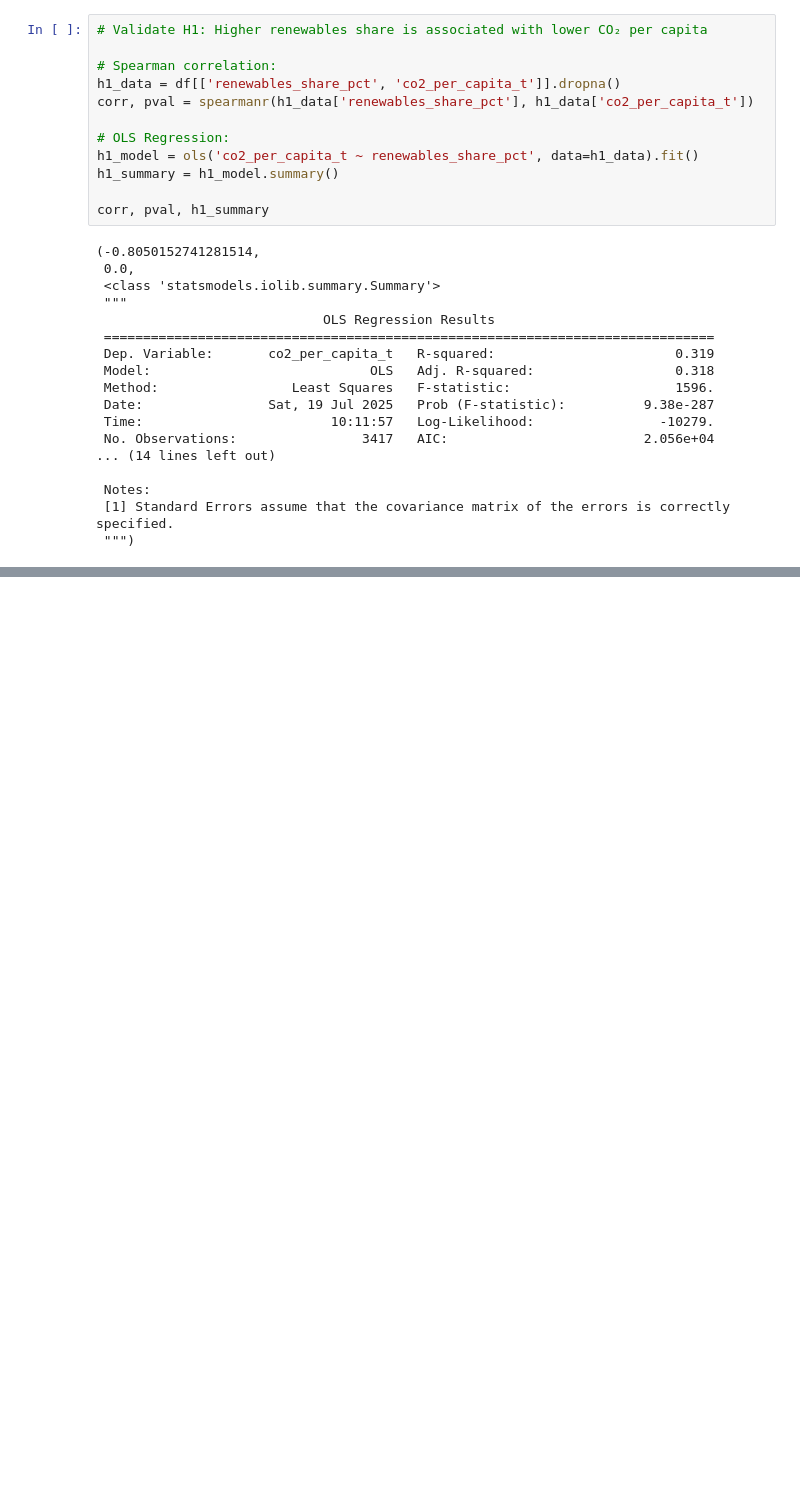
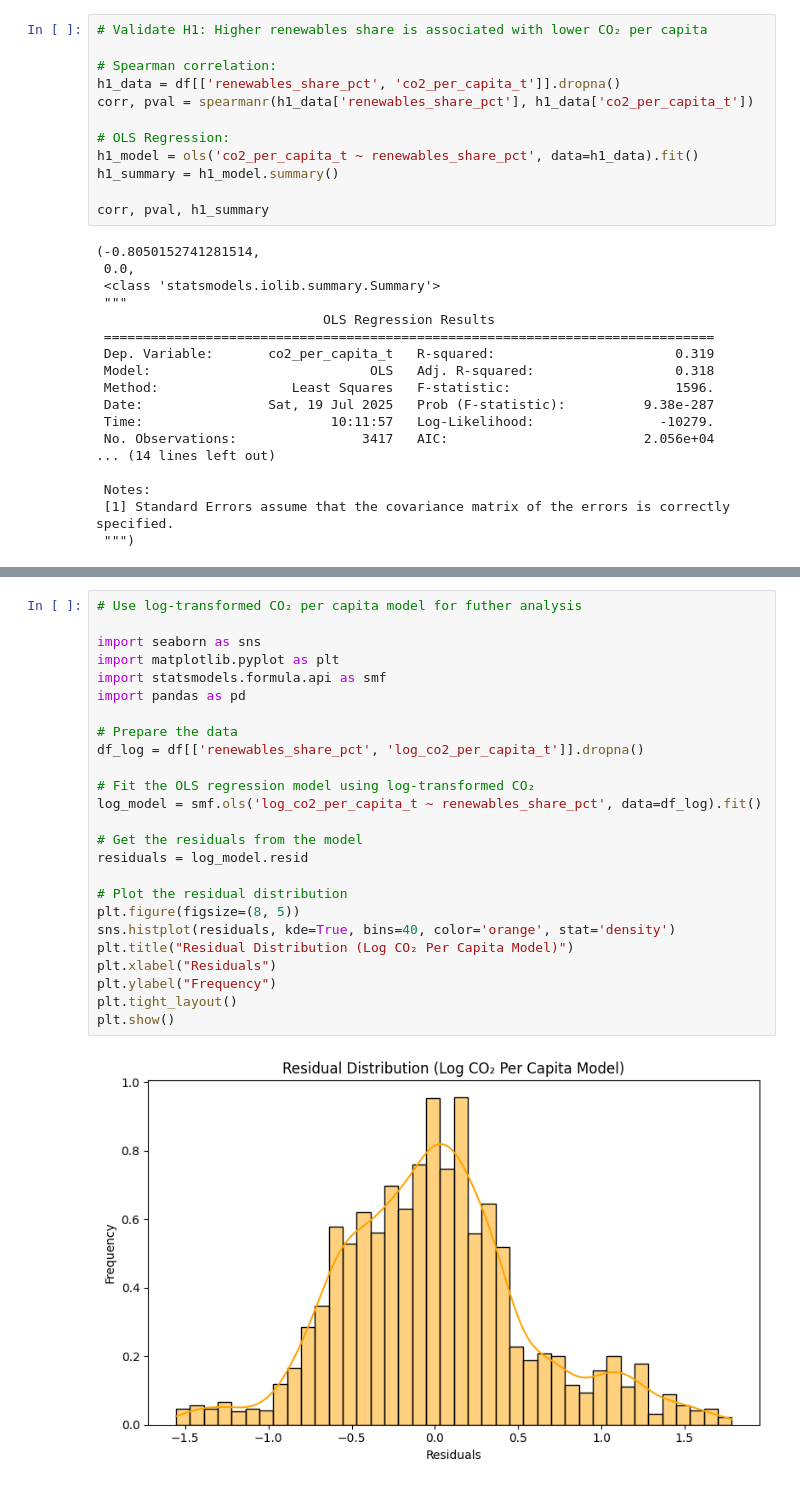
Before and after one commit to SelinaFischer/climate_tipping_points, a Jupyter notebook: jupyter_notebooks/3. statistical analysis.ipynb, the cells around one changed output, grey strips where cells are left out. Drawn from its saved outputs; the diff is of its cells as text; blank space fills up the shorter version.

Commit message:
add log-trsf analysis

```diff
--- a/jupyter_notebooks/3. statistical analysis.ipynb
+++ b/jupyter_notebooks/3. statistical analysis.ipynb
@@ -121,0 +150,27 @@ Due to the residuals deviate from normality, which may affect regression assumpt
+# %%
+# Use log-transformed CO₂ per capita model for futher analysis
+
+import seaborn as sns
+import matplotlib.pyplot as plt
+import statsmodels.formula.api as smf
+import pandas as pd
+
+# Prepare the data
+df_log = df[['renewables_share_pct', 'log_co2_per_capita_t']].dropna()
+
+# Fit the OLS regression model using log-transformed CO₂
+log_model = smf.ols('log_co2_per_capita_t ~ renewables_share_pct', data=df_log).fit()
+
+# Get the residuals from the model
+residuals = log_model.resid
+
+# Plot the residual distribution
+plt.figure(figsize=(8, 5))
+sns.histplot(residuals, kde=True, bins=40, color='orange', stat='density')
+plt.title("Residual Distribution (Log CO₂ Per Capita Model)")
+plt.xlabel("Residuals")
+plt.ylabel("Frequency")
+plt.tight_layout()
+plt.show()
+# %% [output]
+[figure, added]
```
Also changed, not shown: parts of 3 cells of this notebook.
